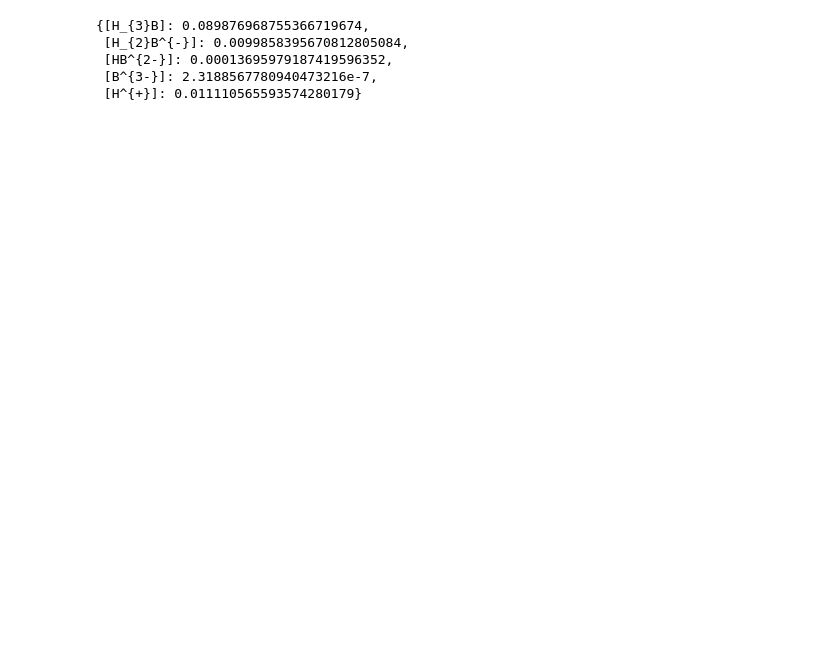
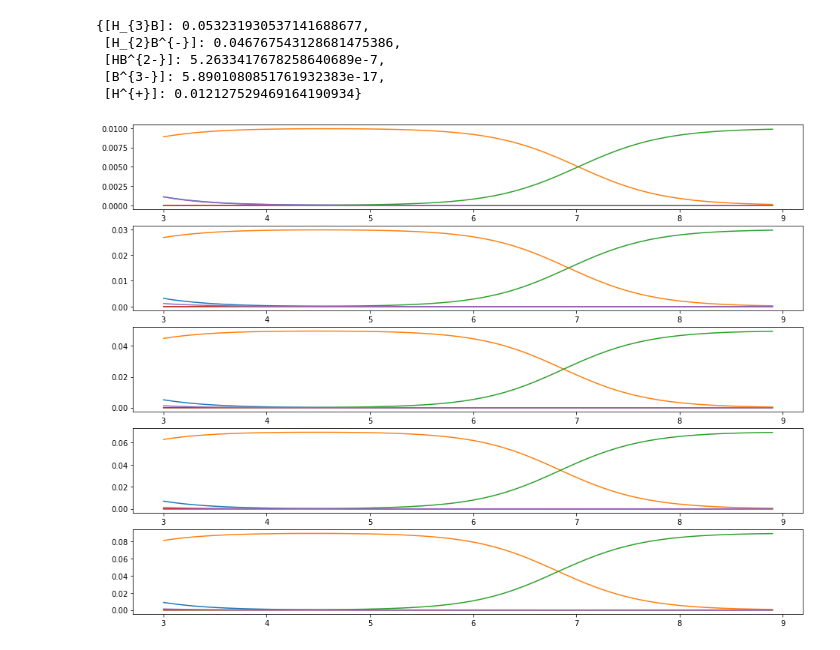
Before and after one commit to EugeneMaz/acid-base, a Jupyter notebook: buffer-equilibrium.ipynb, the cells around one changed output. Drawn from its saved outputs; the diff is of its cells as text; code cells hidden in the pictures; blank space fills up the shorter version.

Commit message:
Added solve_range and rudimental plotting

```diff
--- a/buffer-equilibrium.ipynb
+++ b/buffer-equilibrium.ipynb
@@ -296,18 +297,48 @@ class AcidBaseEquilibrium:
             solution = nsolve(system_complete, (H3B, H2B, HB, B), (self.dummy_solution[H3B], self.dummy_solution[H2B], self.dummy_solution[HB], self.dummy_solution[B]), dict=True, prec=20)[0]
 
         ion_str = self.I_expr.subs(solution)
-        solution.update({H: 10**(-pH0)/self.y_H_expr.subs(I, ion_str)})
+        solution.update({H: 10.0**(-pH0)/self.y_H_expr.subs(I, ion_str)})
         if verbose:
             for k,v in solution.items():
                 display(Latex(fr"The concentration of ${latex(k)}$ is: {v} M"))
         else:
             return solution
         #print(f"Ionic strength is {ion_str}")
+
+    def solve_range(self, C_tot = [0.01, 0.02, 0.01], pH0 = [3, 9, 0.1]):
+        C_range = np.arange(*C_tot)
+        pH_range = np.arange(*pH0)
+        result = []
+        for c in C_range:
+            for pH in pH_range:
+                solution = self.solve_single(c, pH, verbose=False)
+                solution_list = [solution[k] for k in solution]
+                result.append([c, pH, *solution_list])
+                """
+                if not all(key in result for key in solution):
+                    for k,v in solution.items():
+                        result[k] = [v]
+                        result['pH'] = [pH]
+                        result['C_tot'] = [c]
+                else:
+                    for k,v in solution.items():
+                        result[k].append(v)
+                        result['pH'].append(pH)
+                        result['C_tot'].append(c)
+                """
+        result = np.asarray(result)
+        fig, axes = plt.subplots(nrows=C_range.size, ncols=1, figsize=(16, 12))
+        for i, cc in enumerate(C_range):
+            for sp in range(result.shape[1]-2):
+                axes[i].plot(result[result[:,0] == cc, 1], result[result[:,0] == cc, sp+2])
+        plt.show()
+
+        return np.asarray(result)
 # %%
 # defining the buffer system
 buffer = AcidBaseEquilibrium(C_tot = 0.1,                # Total buffer concentration in M
                              pH0 = 5.5,                  # Initial pH
-                             pK_values = [3, 4, 5],      # List of 1-3 pKa in the increasing order
+                             pK_values = [2.14, 7.2, 12.37],      # List of 1-3 pKa in the increasing order
                              I_add = 0)                  # Additional ionic strength from supporting electrolyte, if present
 # %% [output]
 Expression for the ionic force according to $I=\frac{1}{2} \sum_{i}{c_i z_i^2}$ is:
@@ -325,10 +356,15 @@ $\displaystyle K_{2} = \frac{[HB^{2-}] [H^{+}] y_{HB^{2-}} y_{H^+}}{[H_{2}B^{-}]
 $\displaystyle K_{3} = \frac{[B^{3-}] [H^{+}] y_{B^{3-}} y_{H^+}}{[HB^{2-}] y_{HB^{2-}}}$
 # %%
 # Calculating the initial concentrations:
-buffer.solve_single(C_tot = 0.1, pH0 = 2, verbose=False)
+res = buffer.solve_single(C_tot = 0.1, pH0 = 2, verbose=False)
+res
 # %% [output]
-{[H_{3}B]: 0.089876968755366719674,
- [H_{2}B^{-}]: 0.0099858395670812805084,
- [HB^{2-}]: 0.00013695979187419596352,
- [B^{3-}]: 2.3188567780940473216e-7,
- [H^{+}]: 0.011110565593574280179}
+{[H_{3}B]: 0.053231930537141688677,
+ [H_{2}B^{-}]: 0.046767543128681475386,
+ [HB^{2-}]: 5.2633417678258640689e-7,
+ [B^{3-}]: 5.8901080851761932383e-17,
+ [H^{+}]: 0.012127529469164190934}
+# %%
+res = buffer.solve_range(C_tot=[0.01, 0.1, 0.02])
+# %% [output]
+[figure, added]
```
Also changed, not shown: parts of 2 cells of this notebook.
